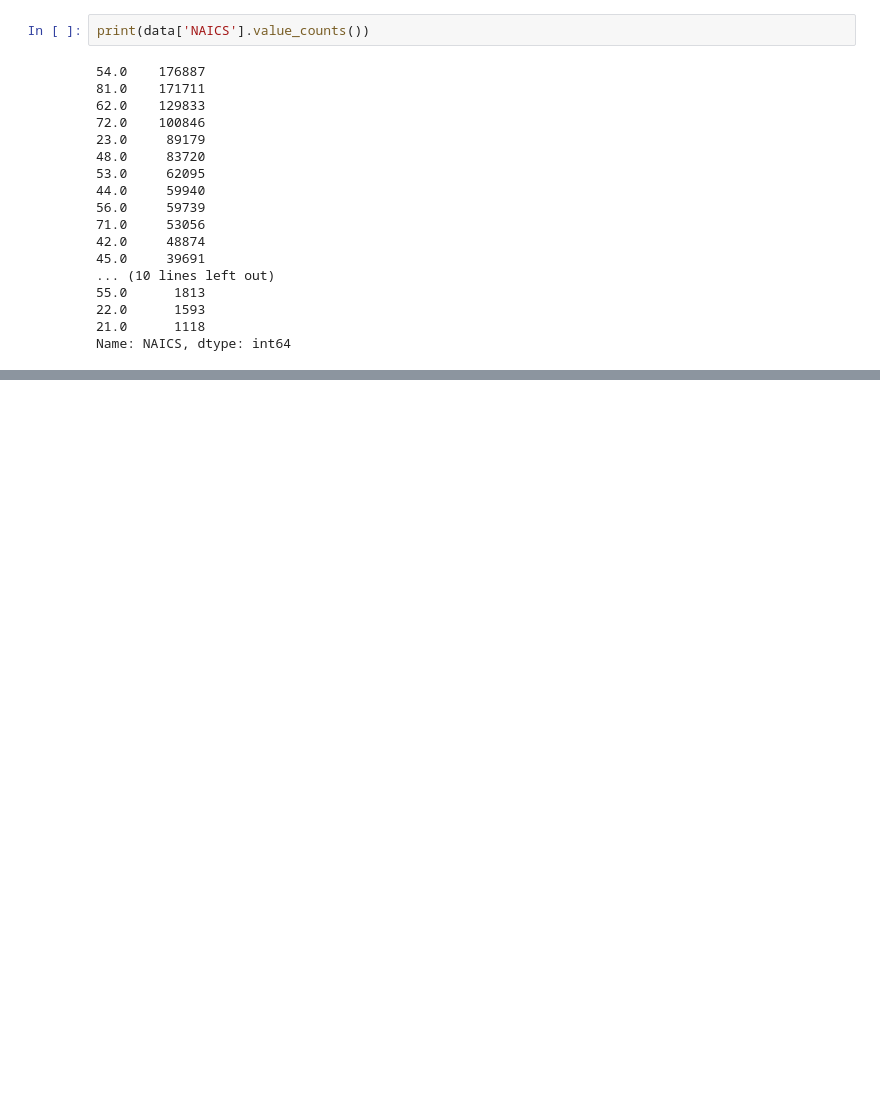
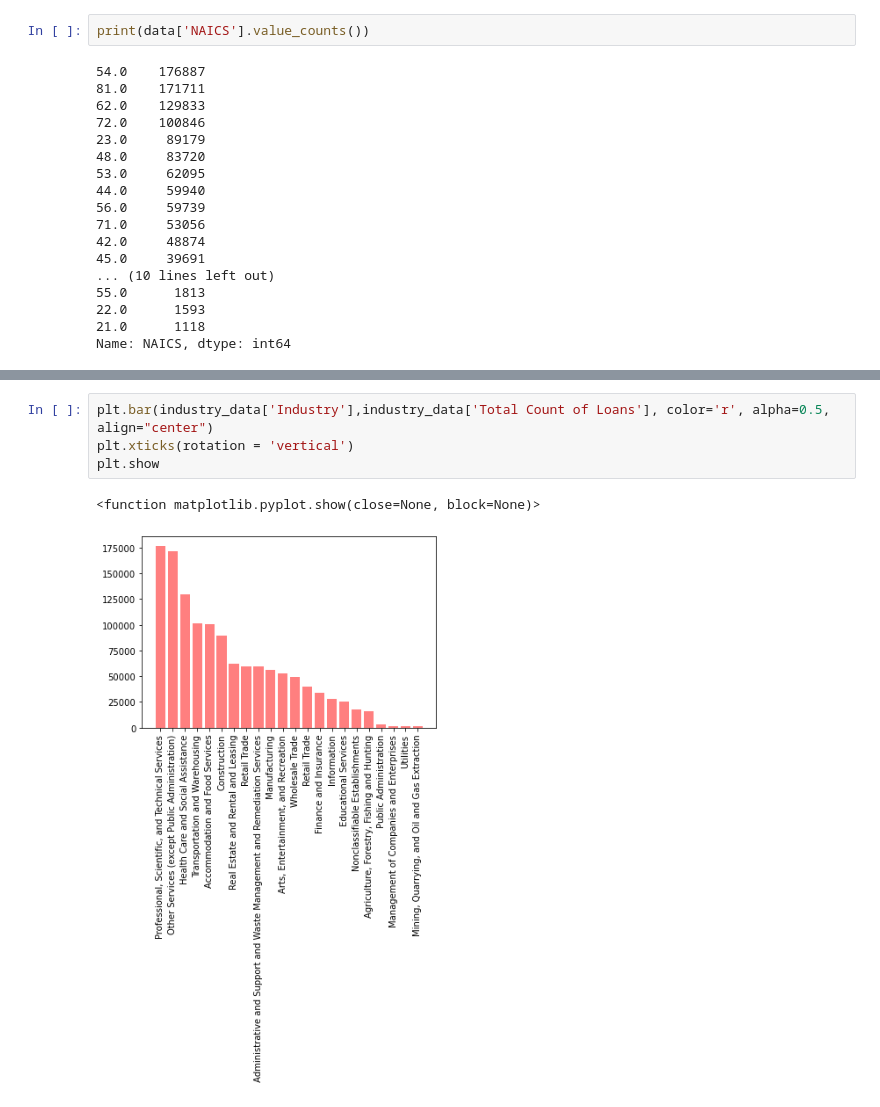
Before and after one commit to HungK28/Project_1, a Jupyter notebook: Andalib/code.ipynb, the cells around one changed output, grey strips where cells are left out. Drawn from its saved outputs; the diff is of its cells as text; blank space fills up the shorter version.

```diff
--- a/Andalib/code.ipynb
+++ b/Andalib/code.ipynb
@@ -78,0 +86,7 @@ UnicodeDecodeError: 'utf-8' codec can't decode byte 0xa0 in position 0: invalid
+# %%
+plt.bar(industry_data['Industry'],industry_data['Total Count of Loans'], color='r', alpha=0.5, align="center")
+plt.xticks(rotation = 'vertical')
+plt.show
+# %% [output]
+<function matplotlib.pyplot.show(close=None, block=None)>
+[figure, added]
```
Also changed, not shown: parts of 2 cells of this notebook.
